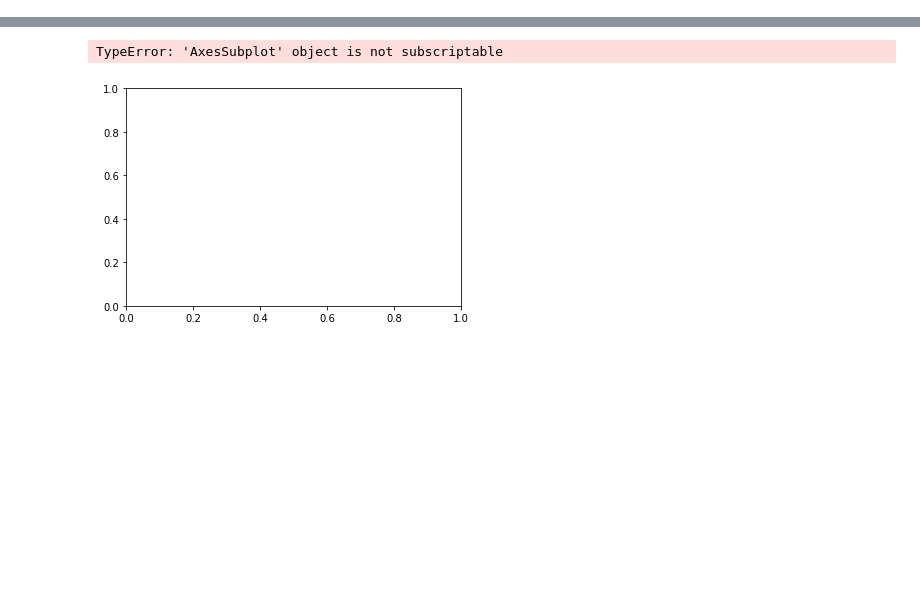
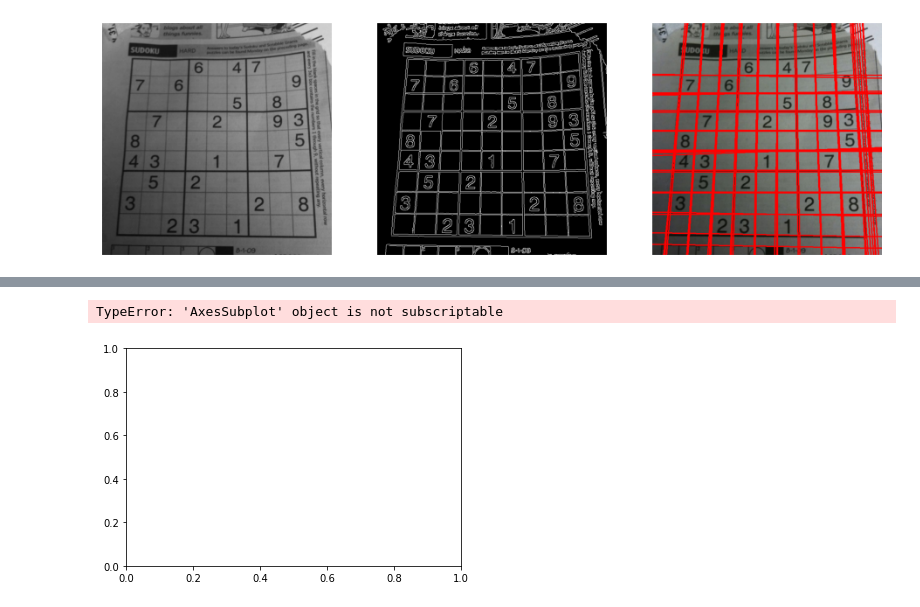
Before and after one commit to Pasindu-Manodara/Image-Processing-Home-Work-Exercise, a Jupyter notebook: Exercise_6/EX6_190095C.ipynb, the cells around one changed output, grey strips where cells are left out. Cells and saved outputs as stored; diff of their text form; code cells hidden in the pictures; blank space fills up the shorter version.

```diff
--- a/Exercise_6/EX6_190095C.ipynb
+++ b/Exercise_6/EX6_190095C.ipynb
@@ -10,3 +1,32 @@ lines = cv.HoughLines
+# %%
+import cv2 as cv
+import numpy as np
+import matplotlib.pyplot as plt
+im = cv.imread(r'./Images/sudoku.png',cv.IMREAD_COLOR)
+assert im is not None
+
+gray =cv.cvtColor(im,cv.COLOR_BGR2GRAY)
+edges = cv.Canny(gray,20,120,apertureSize=3)
+lines = cv.HoughLines(edges,1,np.pi/180,175)
+
+for line in lines:
+    rho,theta=line[0]
+    a=np.cos(theta)
+    b=np.sin(theta)
+    x0,y0=a*rho,b*rho
+    x1,y1=int(x0+1000*(-b)),int(y0+1000*(a))
+    x2,y2=int(x0-1000*(-b)),int(y0-1000*(a))
+    cv.line(im,(x1,y1),(x2,y2),(0,0,255),2)
+
+fig,ax = plt.subplots(1,3,figsize=(16,14))
+ax[0].imshow(cv.cvtColor(gray,cv.COLOR_GRAY2RGB))
+ax[1].imshow(cv.cvtColor(edges,cv.COLOR_GRAY2RGB))
+ax[2].imshow(cv.cvtColor(im,cv.COLOR_BGR2RGB))
+
+for i in range(3):
+    ax[i].axis('off')
+# %% [output]
+[figure, added]
 # %%
 import cv2 as cv
 import numpy as np
```
Also changed, not shown: parts of 3 cells of this notebook.
